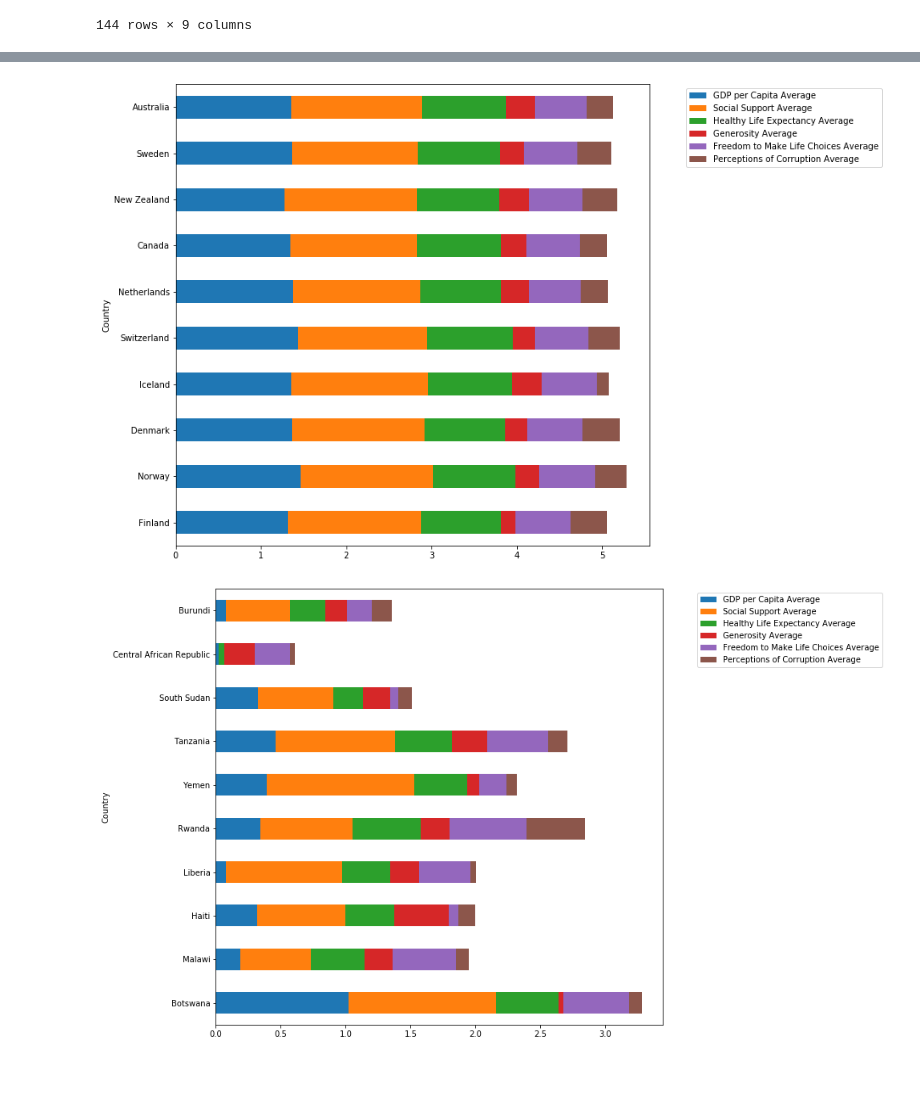
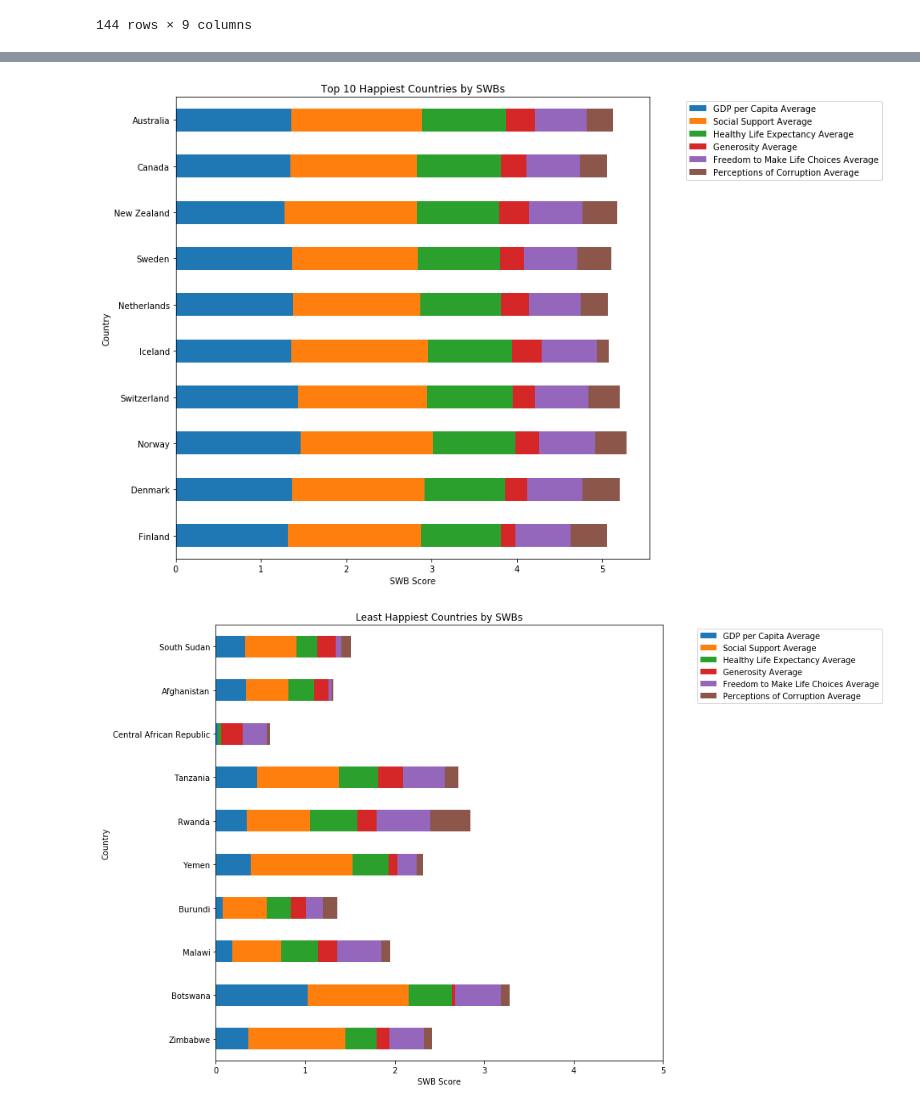
Before and after one commit to nbolt1989/Group_Project_1, a Jupyter notebook: Time for Happiness.ipynb, the cells around one changed output, grey strips where cells are left out. Saved outputs shown, nothing was run; the diff lists cells and outputs as text; code cells hidden in the pictures; blank space fills up the shorter version.

```diff
--- a/Time for Happiness.ipynb
+++ b/Time for Happiness.ipynb
@@ -266,8 +268,8 @@ averagesorted_df
 | 141 | South Sudan | Sub-Saharan Africa | 2.974533 | 0.326667 | 0.578760 | 0.226936 | ... |
 144 rows × 9 columns
 # %%
-top10_df = average_df.head(10)
-last10_df = average_df.tail(10)
+top10_df = averagesorted_df.head(10)
+last10_df = averagesorted_df.tail(10)
 last10_df
 # %% [output]
 |  | Country | Region | Score Average | GDP per Capita Average | Social Support Average | Healthy Life Expectancy Average | ... |
@@ -284,26 +286,31 @@ last10_df
 # %%
 #created bar chart for each SWB for the 10 countries with the highest overall happiness score
 
 test_df = top10_df[['Country','GDP per Capita Average','Social Support Average', 'Healthy Life Expectancy Average','Generosity Average','Freedom to Make Life Choices Average','Perceptions of Corruption Average']]
 test_df.index = test_df['Country']
 
 
-test_df.plot(kind='barh', stacked=True, figsize = (10,10))
+test_df.plot(kind='barh', stacked=True, figsize = (10,10), xticks = np.arange(6))
 
 plt.legend(bbox_to_anchor = (1,.5,.5,.5))
+plt. title("Top 10 Happiest Countries by SWBs")
+plt.xlabel("SWB Score")
 
 plt.show()
 # %% [output]
-[figure, old version]
+[figure, new version]
 # %%
 #created bar chart for each SWB for the 10 countries with the lowest overall happiness score
 
 test2_df = last10_df[['Country','GDP per Capita Average','Social Support Average', 'Healthy Life Expectancy Average','Generosity Average','Freedom to Make Life Choices Average','Perceptions of Corruption Average']]
 test2_df.index = test2_df['Country']
-test2_df.plot(kind='barh', stacked=True, figsize = (10,10))
+test2_df.plot(kind='barh', stacked=True, figsize = (10,10), xticks =np.arange(6))
+
+plt. title("Least Happiest Countries by SWBs")
+plt.xlabel("SWB Score")
 
 plt.legend(bbox_to_anchor = (1,.5,.5,.5))
 
 plt.show()
 # %% [output]
-[figure, old version]
+[figure, new version]
```
Also changed, not shown: parts of 5 cells of this notebook, 1 other file.
